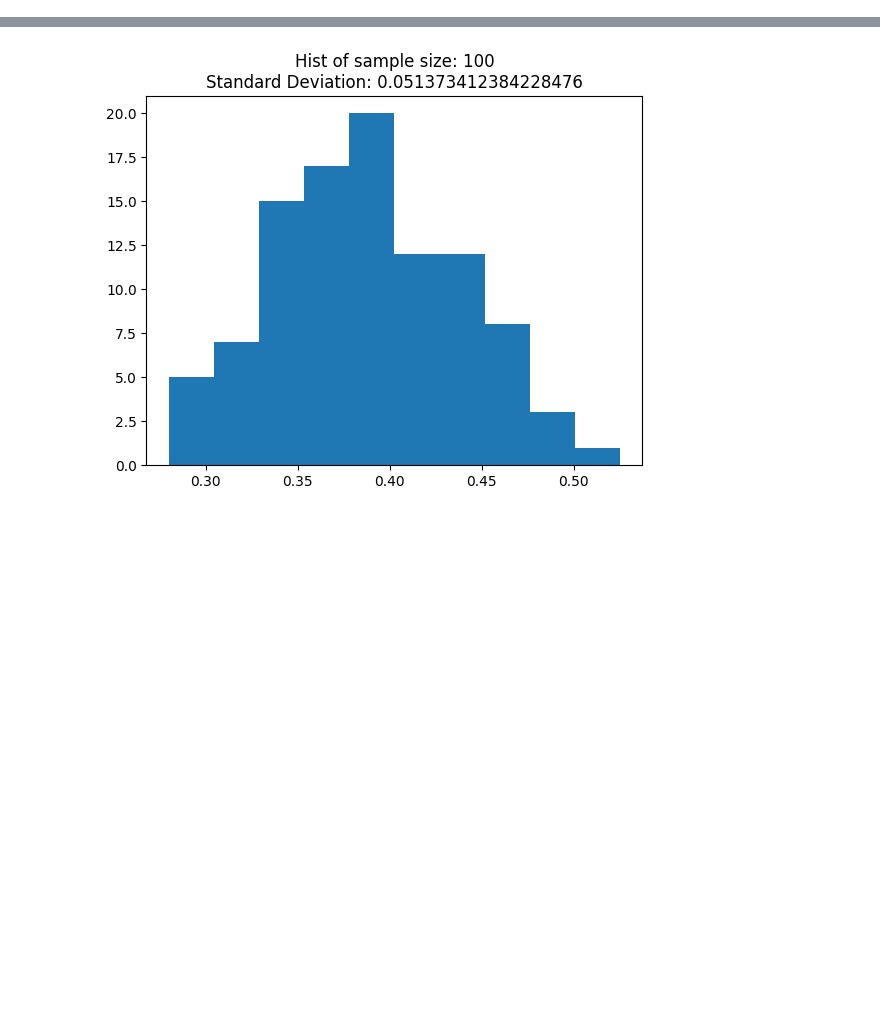
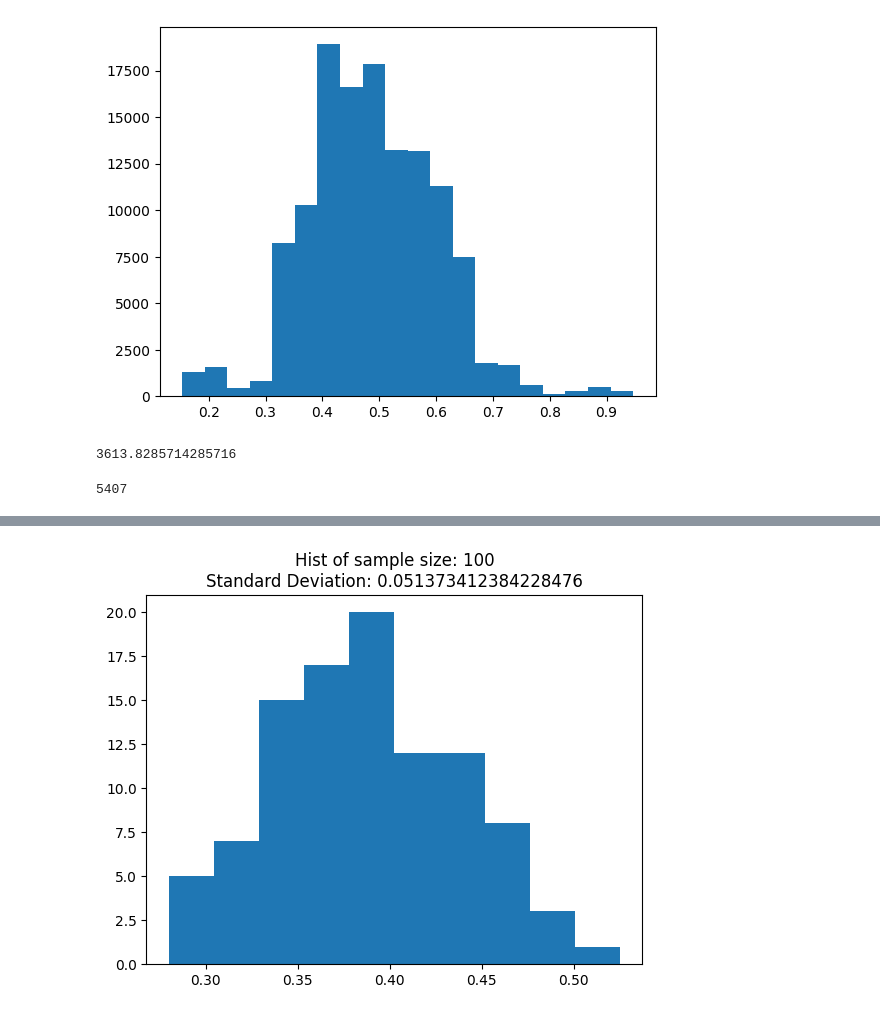
Before and after one commit to aidanholc/ReinforcementLearningFinalProject, a Jupyter notebook: environment.ipynb, the cells around one changed output, grey strips where cells are left out. Saved outputs shown, nothing was run; the diff lists cells and outputs as text; code cells hidden in the pictures; blank space fills up the shorter version.

```diff
--- a/environment.ipynb
+++ b/environment.ipynb
@@ -275,0 +769,12 @@ list(Card.parse('3dKc2d'))
+# %%
+all_in_hand_strength = list()
+count = 0
+all_actions_taken = set()
+all_strengths = list()
+for tup in agent_1_all_states:
+    all_strengths.append(tup['state'][3])
+    try:
+        if tup['action'] == 'fold':
+            all_in_hand_strength.append(tup['state'][3])
+    except:
+        count += 1
@@ -275,0 +787,13 @@ list(Card.parse('3dKc2d'))
+# %%
+plt.hist(all_strengths, bins=20)
+plt.show()
+# %% [output]
+[figure, added]
+# %%
+(len(all_strengths) * .2) / 7
+# %% [output]
+3613.8285714285716
+# %%
+len(all_in_hand_strength)
+# %% [output]
+5407
```
Also changed, not shown: parts of 35 cells of this notebook, 1 other file.
